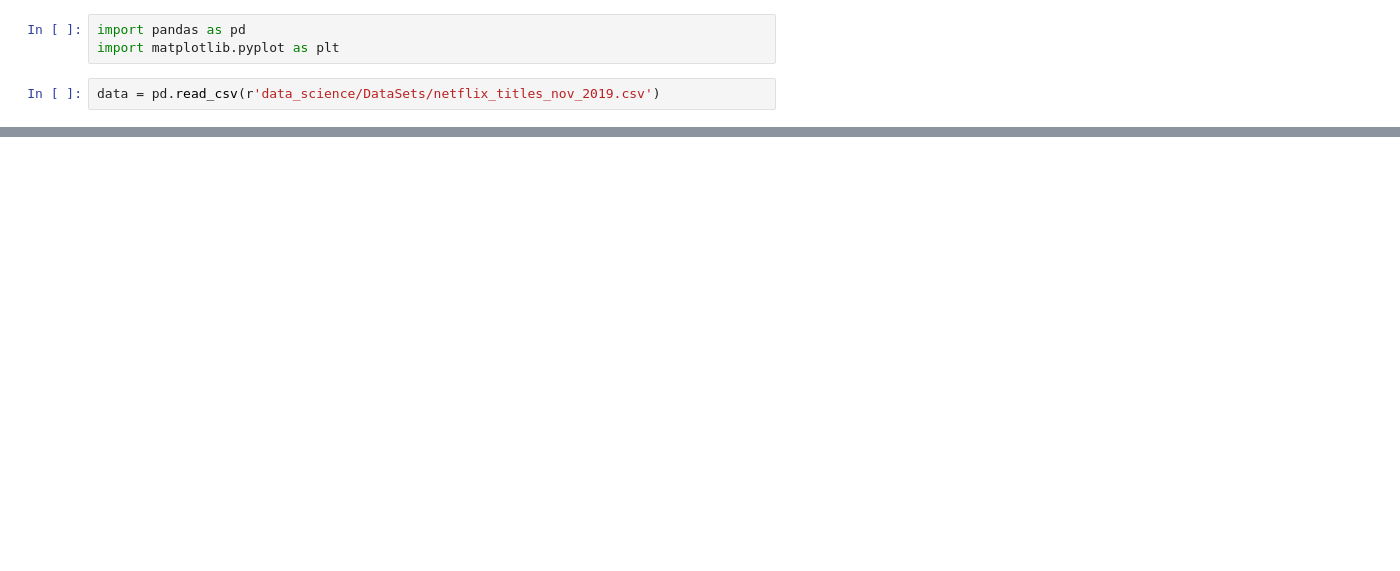
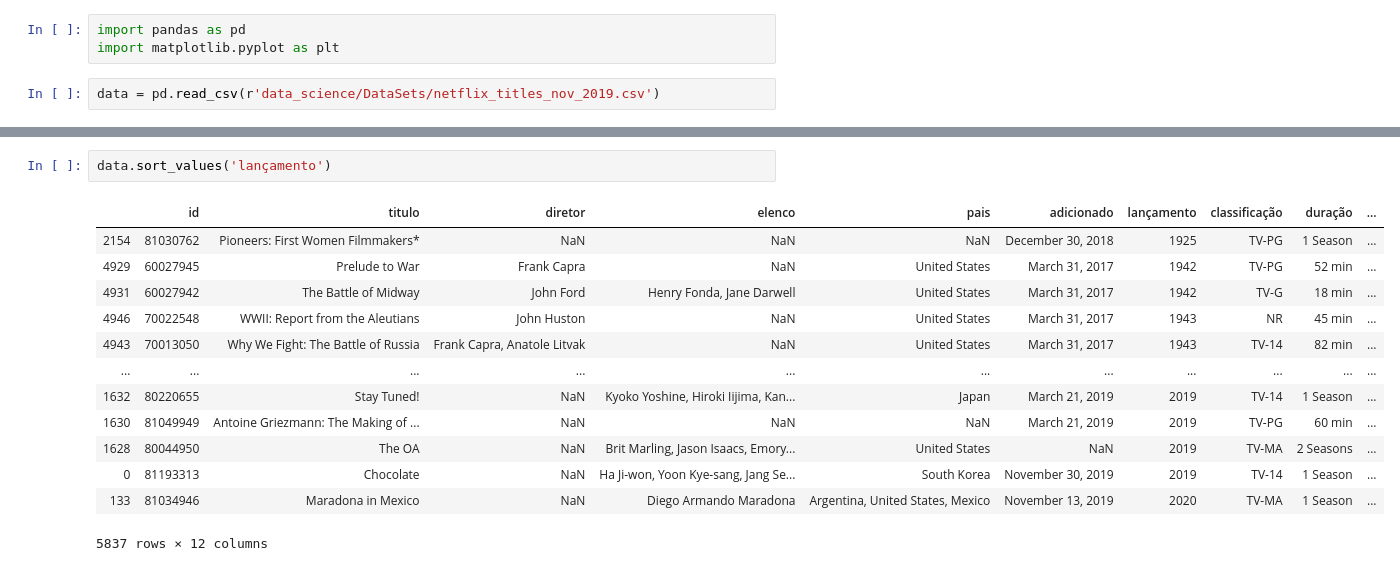
Before and after one commit to luizmachado/data_science, a Jupyter notebook: Pandas_netflix.ipynb, the cells around one changed output, grey strips where cells are left out. Saved outputs shown, nothing was run; the diff lists cells and outputs as text; blank space fills up the shorter version.

```diff
--- a/Pandas_netflix.ipynb
+++ b/Pandas_netflix.ipynb
@@ -42,0 +145,16 @@ data.describe(include='O')
+# %%
+data.sort_values('lançamento')
+# %% [output]
+|  | id | titulo | diretor | elenco | pais | adicionado | lançamento | classificação | duração | ... |
+| 2154 | 81030762 | Pioneers: First Women Filmmakers* | NaN | NaN | NaN | December 30, 2018 | 1925 | TV-PG | 1 Season | ... |
+| 4929 | 60027945 | Prelude to War | Frank Capra | NaN | United States | March 31, 2017 | 1942 | TV-PG | 52 min | ... |
+| 4931 | 60027942 | The Battle of Midway | John Ford | Henry Fonda, Jane Darwell | United States | March 31, 2017 | 1942 | TV-G | 18 min | ... |
+| 4946 | 70022548 | WWII: Report from the Aleutians | John Huston | NaN | United States | March 31, 2017 | 1943 | NR | 45 min | ... |
+| 4943 | 70013050 | Why We Fight: The Battle of Russia | Frank Capra, Anatole Litvak | NaN | United States | March 31, 2017 | 1943 | TV-14 | 82 min | ... |
+| ... | ... | ... | ... | ... | ... | ... | ... | ... | ... | ... |
+| 1632 | 80220655 | Stay Tuned! | NaN | Kyoko Yoshine, Hiroki Iijima, Kan... | Japan | March 21, 2019 | 2019 | TV-14 | 1 Season | ... |
+| 1630 | 81049949 | Antoine Griezmann: The Making of ... | NaN | NaN | NaN | March 21, 2019 | 2019 | TV-PG | 60 min | ... |
+| 1628 | 80044950 | The OA | NaN | Brit Marling, Jason Isaacs, Emory... | United States | NaN | 2019 | TV-MA | 2 Seasons | ... |
+| 0 | 81193313 | Chocolate | NaN | Ha Ji-won, Yoon Kye-sang, Jang Se... | South Korea | November 30, 2019 | 2019 | TV-14 | 1 Season | ... |
+| 133 | 81034946 | Maradona in Mexico | NaN | Diego Armando Maradona | Argentina, United States, Mexico | November 13, 2019 | 2020 | TV-MA | 1 Season | ... |
+5837 rows × 12 columns
```
Also changed, not shown: parts of 33 cells of this notebook.
